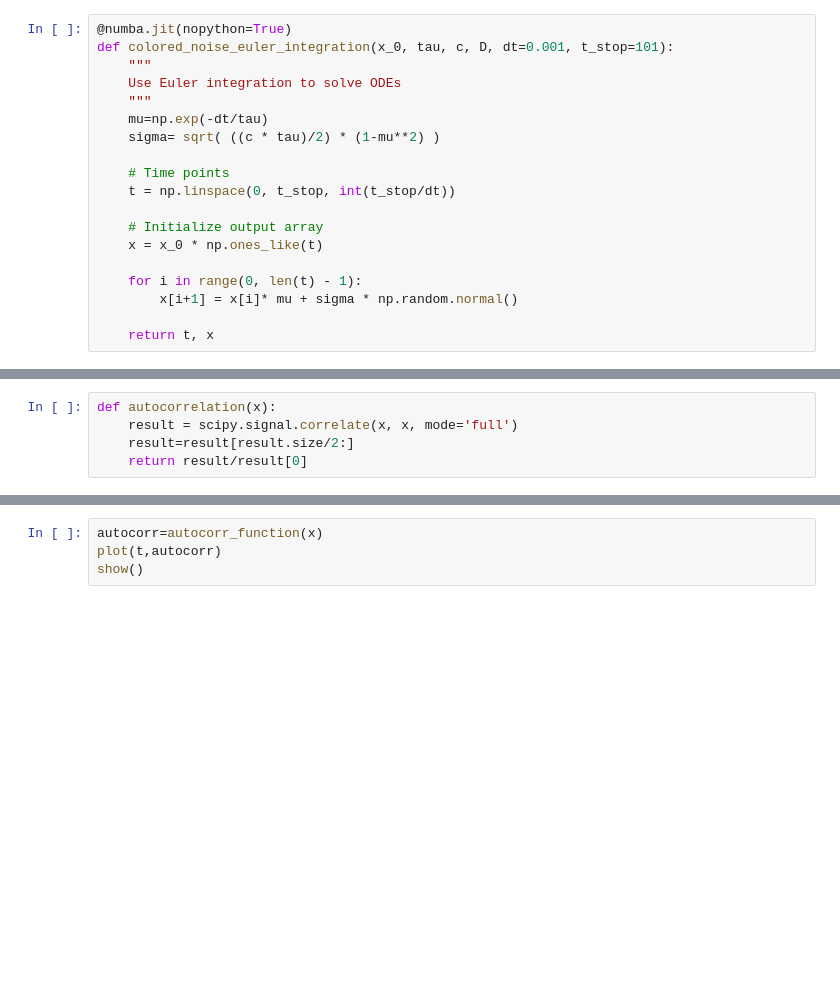
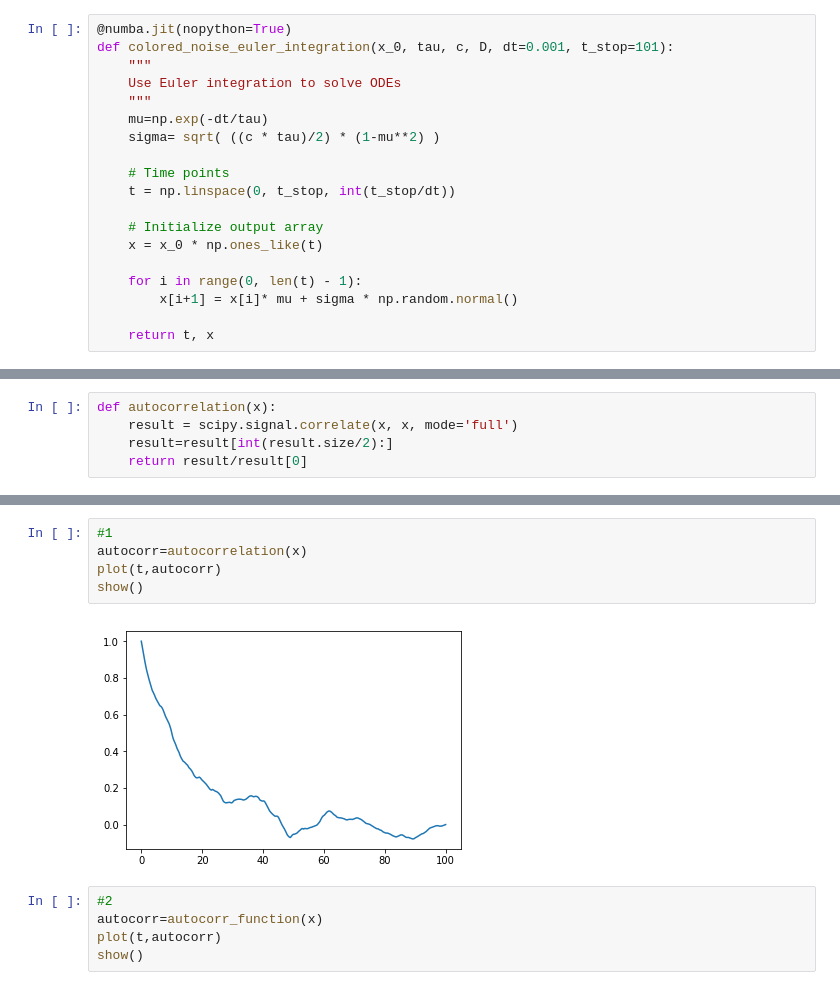
Before and after one commit to carfuentes/notebooks-tests, a Jupyter notebook: Colored-noise.ipynb, the cells around one changed output, grey strips where cells are left out. Saved outputs shown, nothing was run; the diff lists cells and outputs as text; blank space fills up the shorter version.

```diff
--- a/Colored-noise.ipynb
+++ b/Colored-noise.ipynb
@@ -63,7 +86,7 @@ show()
 # %%
 def autocorrelation(x):
     result = scipy.signal.correlate(x, x, mode='full')
-    result=result[result.size/2:]
+    result=result[int(result.size/2):]
     return result/result[0]
 # %%
 def autocorr_function(f):
@@ -88,4 +96,12 @@ show()
+# %%
+#1
+autocorr=autocorrelation(x)
+plot(t,autocorr)
+show()
+# %% [output]
+[figure, added]
 # %%
+#2
 autocorr=autocorr_function(x)
 plot(t,autocorr)
 show()
```
Also changed, not shown: parts of 16 cells of this notebook, 1 other file.
